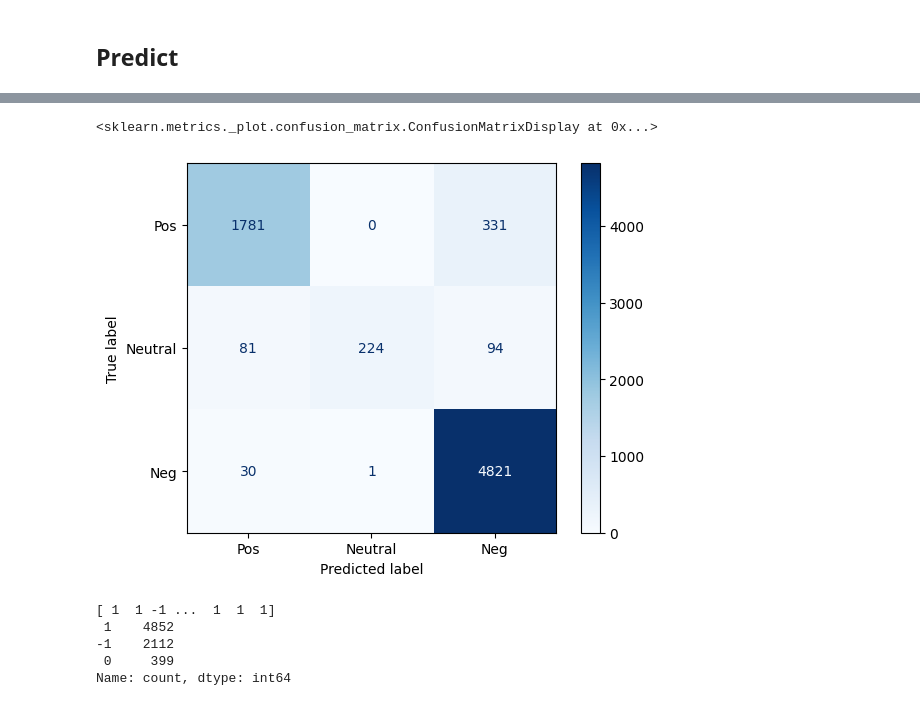
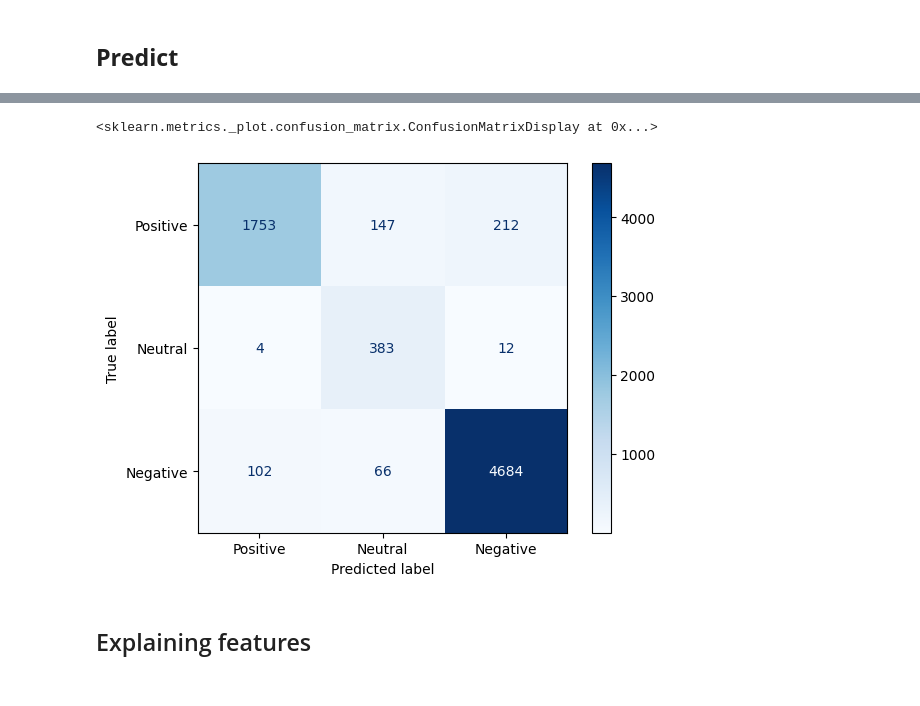
Before and after one commit to arina19-2000/unimi, a Jupyter notebook: ABSA/textsent.ipynb, the cells around one changed output, grey strips where cells are left out. Cells and saved outputs as stored; diff of their text form; code cells hidden in the pictures.

```diff
--- a/ABSA/textsent.ipynb
+++ b/ABSA/textsent.ipynb
@@ -361,6 +359,6 @@ print(X_train)
 exploded_df['sentiment'] = exploded_df['sentiment'].replace('-1', -1)
 exploded_df['sentiment'] = exploded_df['sentiment'].replace('1', 1)
 
-y_pred = exploded_df['sentiment'].values
-y_pred = y_pred.astype(int)
+y_train = exploded_df['sentiment'].values
+y_train = y_train.astype(int)
 # %%
@@ -385,3 +367,0 @@ Requirement already satisfied: six>=1.5 in /usr/local/lib/python3.10/dist-packag
-# %%
-sentiment_classifier = BornClassifier(a=0.5, b=1., h=1.)
-sentiment_classifier.fit(X_train, y_pred)
@@ -459,5 +422,5 @@ F1 Score: 0.92
 # %%
 born_benchmark = BornClassifier(a=1, b=0, h=0)
-born_benchmark.fit(X_train, y_pred)
-y_pred_test = born_benchmark.predict(X_test)
-y_pred_test = born_benchmark.predict(X_test)
+born_benchmark.fit(X_train, y_train)
+y_pred_bm = born_benchmark.predict(X_test)
+print(classification_report(y_test, y_pred_bm, zero_division=0))
@@ -478,0 +437,5 @@ F1 Score: 0.92
+# %%
+bc = BornClassifier(a=0.5, b=1., h=1.)
+bc.fit(X_train, y_train)
+y_pred = bc.predict(X_test)
+print(classification_report(y_test, y_pred, zero_division=0))
@@ -479,19 +452,9 @@ F1 Score: 0.92
 # %%
-cm = confusion_matrix(y_test, y_pred_test)
-disp = ConfusionMatrixDisplay(confusion_matrix=cm, display_labels=['Pos', 'Neutral', 'Neg'])  # Modify display_labels as per your classes
+cm = confusion_matrix(y_test, y_pred)
+disp = ConfusionMatrixDisplay(confusion_matrix=cm, display_labels=['Positive', 'Neutral', 'Negative'])
 disp.plot(cmap='Blues', values_format='d')
 # %% [output]
 <sklearn.metrics._plot.confusion_matrix.ConfusionMatrixDisplay at 0x...>
-[figure, old version]
+[figure, new version]
-# %%
-print(y_pred)
-y_pred_series = pd.Series(y_pred)
-
-# Use value_counts() on the pandas Series
-print(y_pred_series.value_counts())
-# %% [output]
-[ 1  1 -1 ...  1  1  1]
- 1    4852
--1    2112
- 0     399
-Name: count, dtype: int64
+# %% [markdown]
+## Explaining features
```
Also changed, not shown: parts of 18 cells of this notebook.
